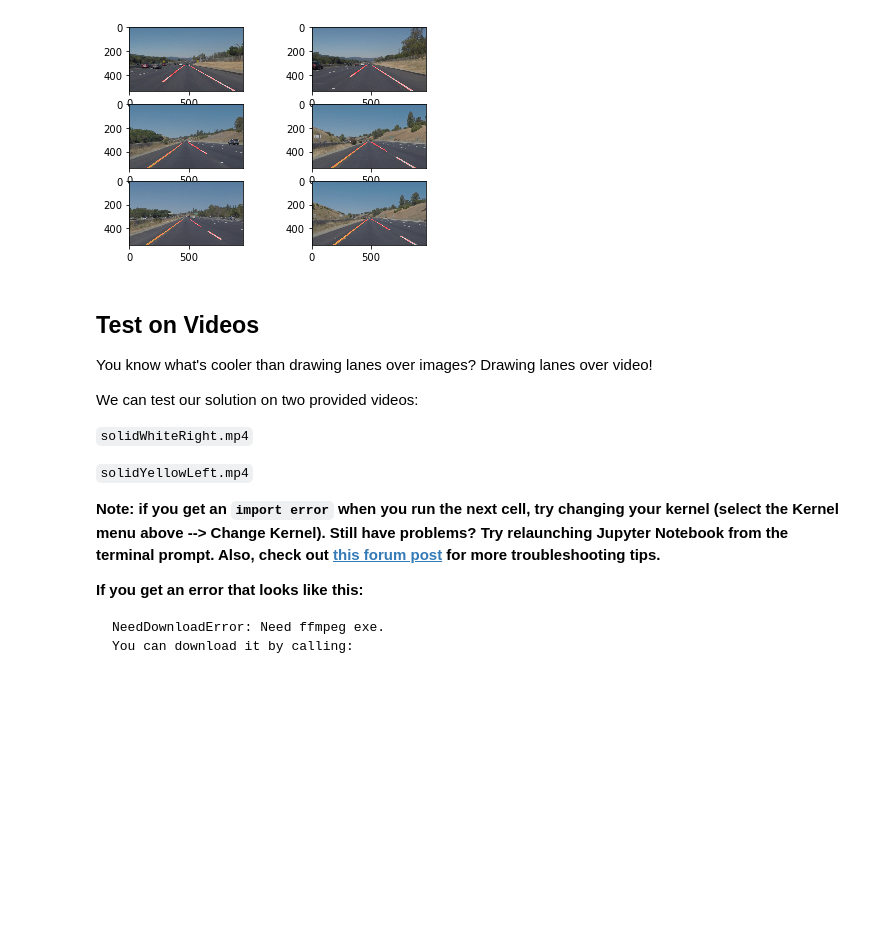
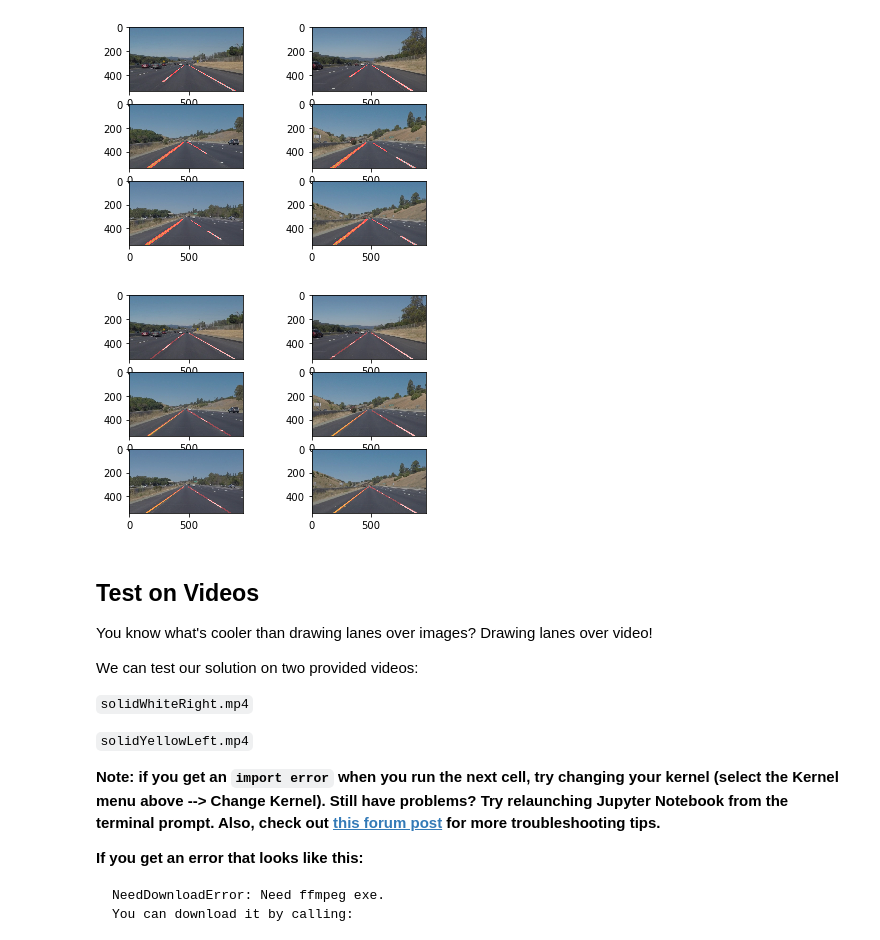
Before and after one commit to gwwang16/CarND-LaneLines-P1, a Jupyter notebook: P1.ipynb, the cells around one changed output. Cells and saved outputs as stored; diff of their text form; code cells hidden in the pictures; blank space fills up the shorter version.

Commit message:
feat: extrapolate lane lines

```diff
--- a/P1.ipynb
+++ b/P1.ipynb
@@ -154,10 +151,11 @@ def hough_lines(img, rho, theta, threshold, min_line_len, max_line_gap):
 
     Returns an image with hough lines drawn.
     """
-    lines = cv2.HoughLinesP(img, rho, theta, threshold, np.array([]), minLineLength=min_line_len, maxLineGap=max_line_gap)
+    lines = cv2.HoughLinesP(img, rho, theta, threshold, np.array([]),
+                            minLineLength=min_line_len, maxLineGap=max_line_gap)
     line_img = np.zeros((img.shape[0], img.shape[1], 3), dtype=np.uint8)
     draw_lines(line_img, lines)
-    return line_img
+    return line_img,lines
 
 # Python 3 has support for cool math symbols.
 
@@ -199,7 +197,7 @@ Try tuning the various parameters, especially the low and high Canny thresholds
 # TODO: Build your pipeline that will draw lane lines on the test_images
 # then save them to the test_images directory.
 def img_pipeline(img):
-    gray = cv2.cvtColor(img, cv2.COLOR_RGB2GRAY)
+    gray = cv2.cvtColor(img, cv2.COLOR_RGB2HSV)
     blur_gray = gaussian_blur(gray, kernel_size=5)
     edges = canny(blur_gray, low_threshold=50, high_threshold=150)
 
@@ -208,21 +206,21 @@ def img_pipeline(img):
                           (imshape[1],imshape[0])]], dtype=np.int32)
     masked_image = region_of_interest(edges, vertices)
 
-    lines = hough_lines(masked_image, rho=2, theta=np.pi/180,
+    line_img, lines = hough_lines(masked_image, rho=2, theta=np.pi/180,
                         threshold=50, min_line_len=20, max_line_gap=50)
-    combo = weighted_img(lines, img, α=0.8, β=1., λ=0.)
-    return combo
+    result = weighted_img(line_img, img, α=0.8, β=1., λ=0.)
+    return result, lines
 # %%
 import glob
 test_path = os.path.join("test_images/","*.jpg")
 i = 0
 for file in glob.glob(test_path):
     image = mpimg.imread(file)
-    final_img = img_pipeline(image)
+    final_img, lines = img_pipeline(image)
     plt.subplot(3,2,i+1)
     plt.imshow(final_img)
     i += 1
-    base=os.path.basename(file)
-    mpimg.imsave('test_images_output/'+os.path.splitext(base)[0]+'_detected.jpg', final_img)
+    #base=os.path.basename(file)
+    #mpimg.imsave('test_images_output/'+os.path.splitext(base)[0]+'_detected.jpg', final_img)
 # %% [output]
 [figure]
@@ -229,3 +278,17 @@ for file in glob.glob(test_path):
+# %%
+import glob
+test_path = os.path.join("test_images/","*.jpg")
+i = 0
+for file in glob.glob(test_path):
+    image = mpimg.imread(file)
+    final_img, lines = img_pipeline_advanced(image)
+    plt.subplot(3,2,i+1)
+    plt.imshow(final_img)
+    i += 1
+    base=os.path.basename(file)
+    mpimg.imsave('test_images_output/'+os.path.splitext(base)[0]+'_detected.jpg', final_img)
+# %% [output]
+[figure, added]
 # %% [markdown]
 ## Test on Videos
 
```
Also changed, not shown: parts of 7 cells of this notebook, 9 other files.
